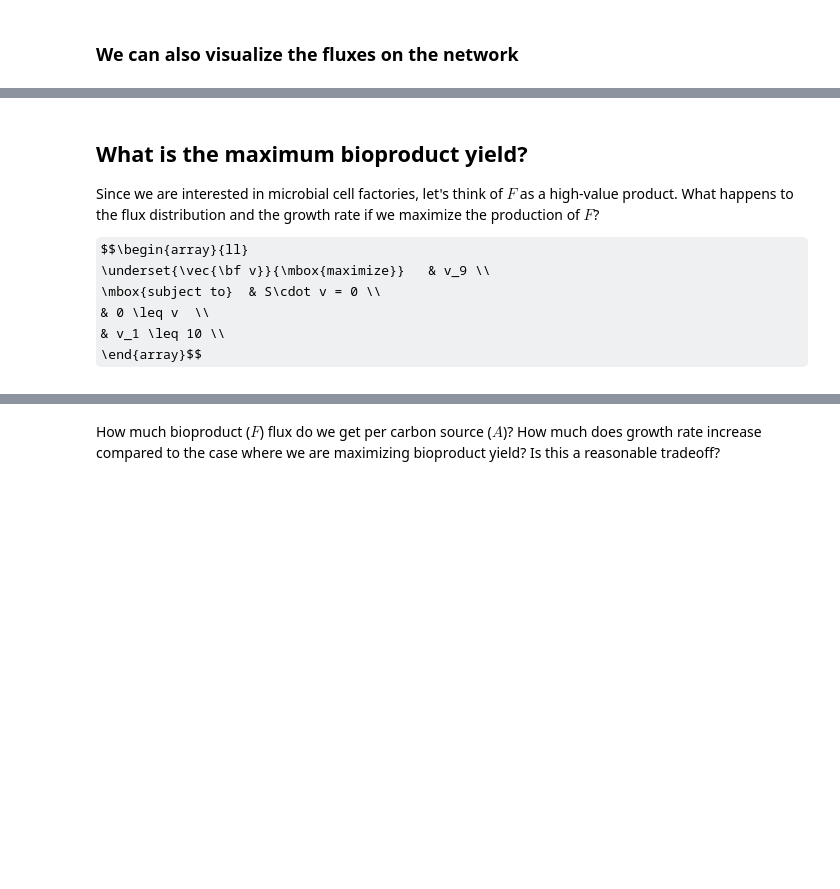
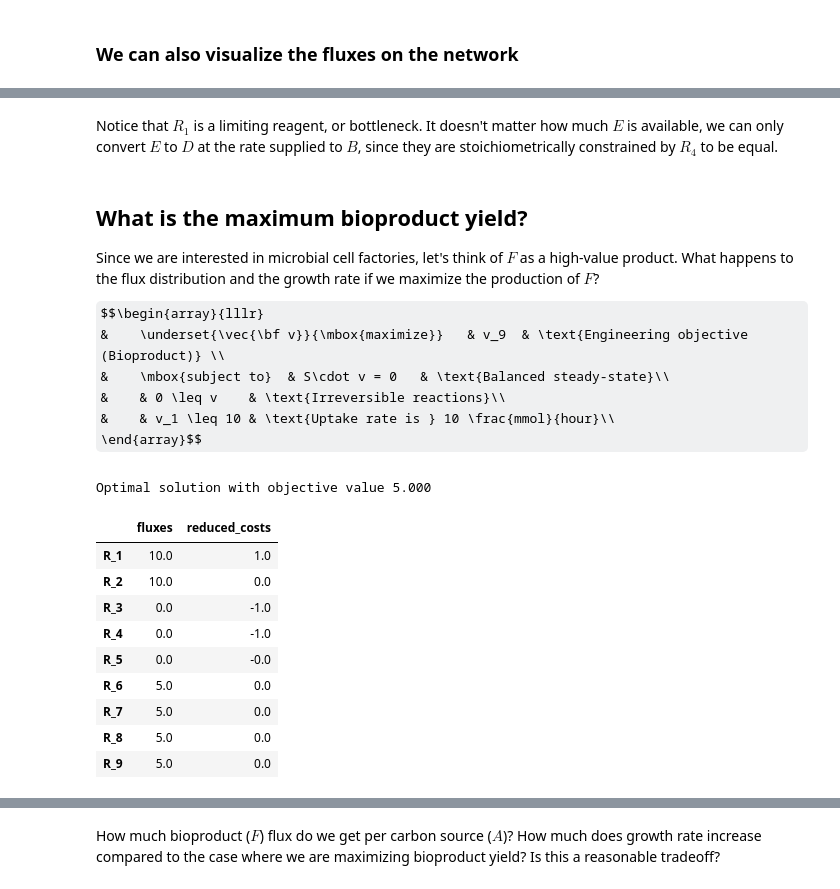
Before and after one commit to AgileBioFoundry/2021-07-16-cell-factory-design, a Jupyter notebook: 01-Intro-to-FBA.ipynb, the cells around one changed output, grey strips where cells are left out. Cells and saved outputs as stored; diff of their text form; code cells hidden in the pictures; some formulas as TeX source; blank space fills up the shorter version.

```diff
--- a/01-Intro-to-FBA.ipynb
+++ b/01-Intro-to-FBA.ipynb
@@ -161,6 +193,8 @@ escher.Builder(map_json='ABC/ABC_map.json',
               ).display_in_notebook()
 # %% [output]
 [interactive output not drawn]
+# %% [markdown]
+Notice that $R_1$ is a limiting reagent, or bottleneck. It doesn't matter how much $E$ is available, we can only convert $E$ to $D$ at the rate supplied to $B$, since they are stoichiometrically constrained by $R_4$ to be equal.
 # %% [markdown]
 
 
@@ -170,20 +204,32 @@ escher.Builder(map_json='ABC/ABC_map.json',
 Since we are interested in microbial cell factories, let's think of $F$ as a high-value product.
 What happens to the flux distribution and the growth rate if we maximize the production of $F$?
 
-$$\begin{array}{ll}
-    \underset{\vec{\bf v}}{\mbox{maximize}}   & v_9 \\
-    \mbox{subject to}  & S\cdot v = 0 \\
-    & 0 \leq v  \\
-    & v_1 \leq 10 \\
+$$\begin{array}{lllr}
+&    \underset{\vec{\bf v}}{\mbox{maximize}}   & v_9  & \text{Engineering objective (Bioproduct)} \\
+&    \mbox{subject to}  & S\cdot v = 0   & \text{Balanced steady-state}\\
+&    & 0 \leq v    & \text{Irreversible reactions}\\
+&    & v_1 \leq 10 & \text{Uptake rate is } 10 \frac{mmol}{hour}\\
 \end{array}$$
 # %%
 abc_model = cobra.io.load_json_model('ABC/abc_model.json')
-abc_model.objective = R_9
+abc_model.objective = abc_model.reactions.R_9
 abc_model.reactions.R_1.upper_bound = 10
 R9_solution = abc_model.optimize()
 display(R9_solution)
 escher.Builder(map_json='ABC/ABC_map.json',
                model=abc_model,
                reaction_data=R9_solution.fluxes.to_dict(),
                reaction_scale=reaction_scale
               ).display_in_notebook()
+# %% [output]
+Optimal solution with objective value 5.000
+|  | fluxes | reduced_costs |
+| R_1 | 10.0 | 1.0 |
+| R_2 | 10.0 | 0.0 |
+| R_3 | 0.0 | -1.0 |
+| R_4 | 0.0 | -1.0 |
+| R_5 | 0.0 | -0.0 |
+| R_6 | 5.0 | 0.0 |
+| R_7 | 5.0 | 0.0 |
+| R_8 | 5.0 | 0.0 |
+| R_9 | 5.0 | 0.0 |
```
Also changed, not shown: parts of 40 cells of this notebook.
